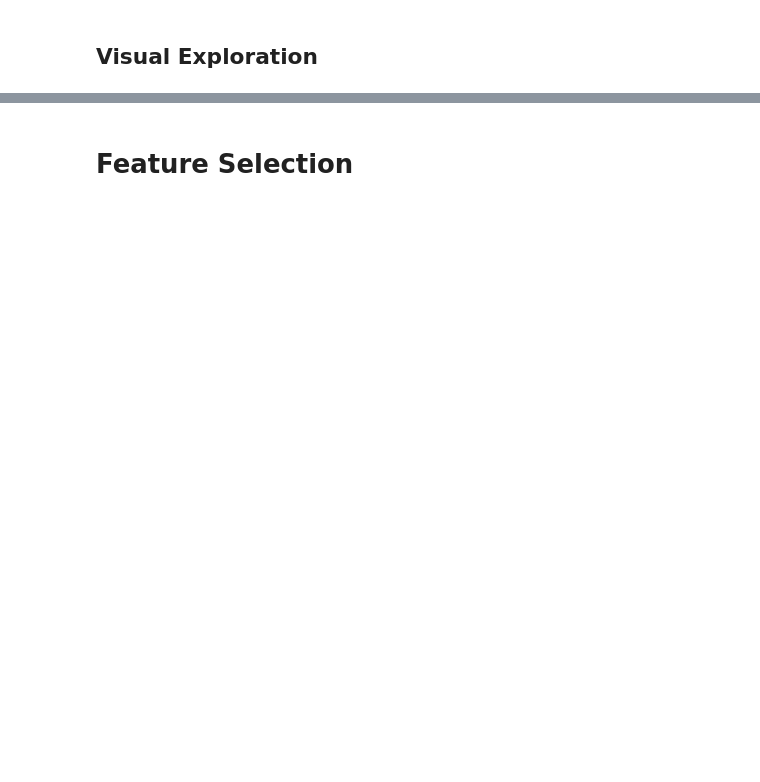
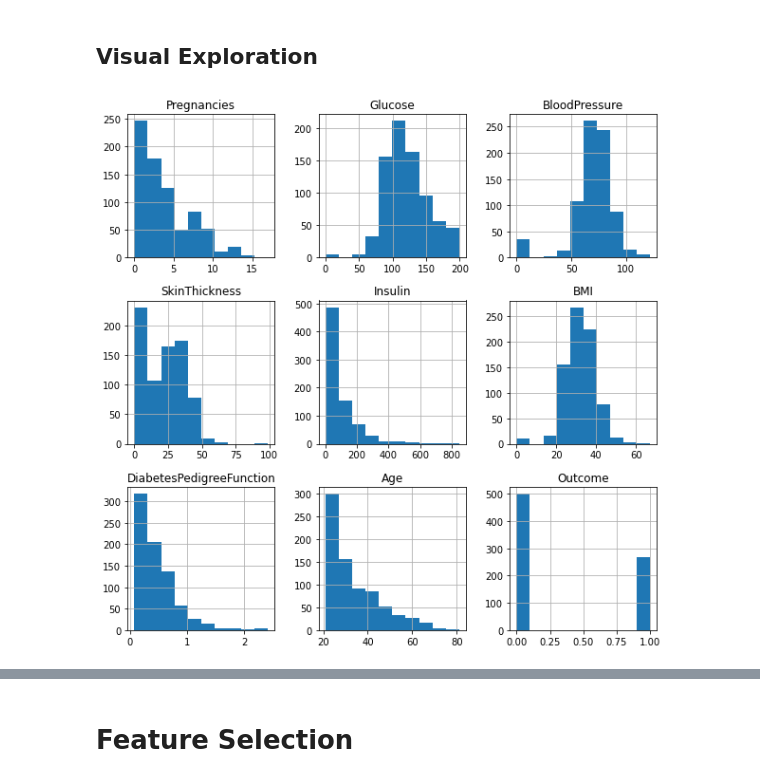
Before and after one commit to Google-Developer-Student-Club-CCOEW/AI-ML, a Jupyter notebook: code/Diabetes 0-1 Classification.ipynb, the cells around one changed output, grey strips where cells are left out. Drawn from its saved outputs; the diff is of its cells as text; code cells hidden in the pictures; blank space fills up the shorter version.

```diff
--- a/code/Diabetes 0-1 Classification.ipynb
+++ b/code/Diabetes 0-1 Classification.ipynb
@@ -38,2 +89,7 @@ y = data.Outcome
 # %% [markdown]
 ## Visual Exploration
+# %%
+data.hist(bins=10,figsize=(10,10))
+plt.show()
+# %% [output]
+[figure, added]
```
Also changed, not shown: parts of 8 cells of this notebook.
